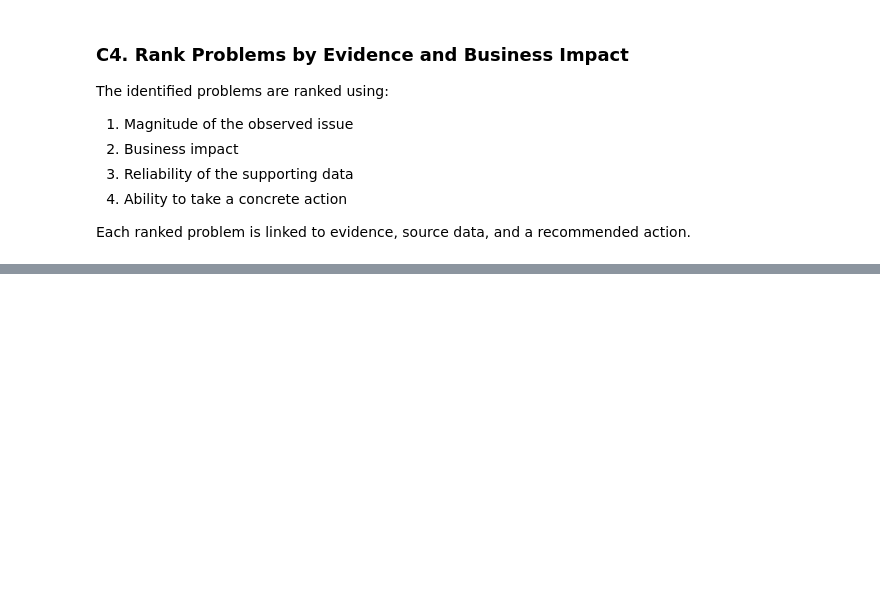
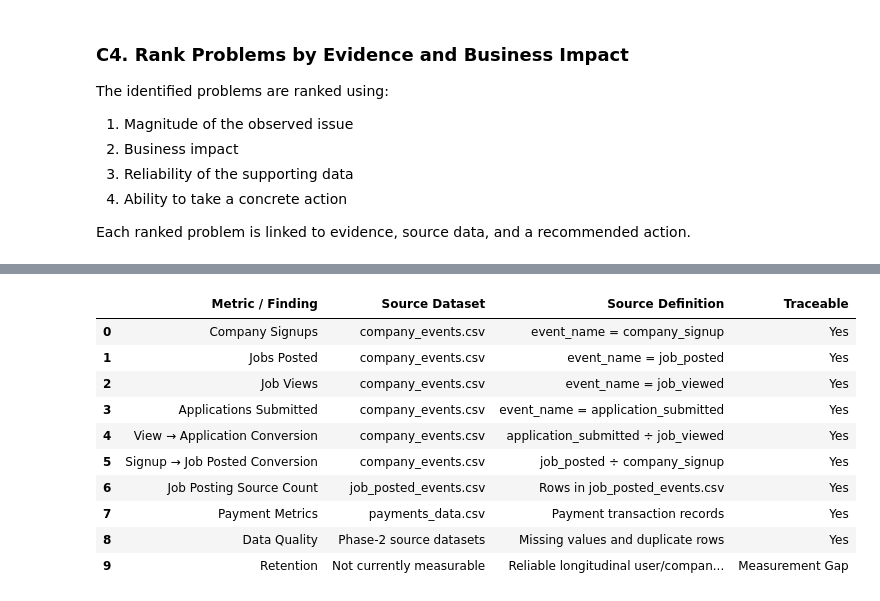
Before and after one commit to Aslamahmad-89/PlaceMux_Phase_03_Tasks, a Jupyter notebook: Task_1_Post_Launch_Health/Notebooks/Post_Launch_Health_Analysis.ipynb, the cells around one changed output, grey strips where cells are left out. Cells and saved outputs as stored; diff of their text form; code cells hidden in the pictures; blank space fills up the shorter version.

```diff
--- a/Task_1_Post_Launch_Health/Notebooks/Post_Launch_Health_Analysis.ipynb
+++ b/Task_1_Post_Launch_Health/Notebooks/Post_Launch_Health_Analysis.ipynb
@@ -706,0 +1158,79 @@ display(ranked_problems)
+# %%
+# E2 — Metric Traceability Check
+
+traceability = pd.DataFrame({
+    "Metric / Finding": [
+        "Company Signups",
+        "Jobs Posted",
+        "Job Views",
+        "Applications Submitted",
+        "View → Application Conversion",
+        "Signup → Job Posted Conversion",
+        "Job Posting Source Count",
+        "Payment Metrics",
+        "Data Quality",
+        "Retention"
+    ],
+    "Source Dataset": [
+        "company_events.csv",
+        "company_events.csv",
+        "company_events.csv",
+        "company_events.csv",
+        "company_events.csv",
+        "company_events.csv",
+        "job_posted_events.csv",
+        "payments_data.csv",
+        "Phase-2 source datasets",
+        "Not currently measurable"
+    ],
+    "Source Definition": [
+        "event_name = company_signup",
+        "event_name = job_posted",
+        "event_name = job_viewed",
+        "event_name = application_submitted",
+        "application_submitted ÷ job_viewed",
+        "job_posted ÷ company_signup",
+        "Rows in job_posted_events.csv",
+        "Payment transaction records",
+        "Missing values and duplicate rows",
+        "Reliable longitudinal user/company activity is unavailable"
+    ],
+    "Traceable": [
+        "Yes",
+        "Yes",
+        "Yes",
+        "Yes",
+        "Yes",
+        "Yes",
+        "Yes",
+        "Yes",
+        "Yes",
+        "Measurement Gap"
+    ]
+})
+
+display(traceability)
+
+print("===== E2 TRACEABILITY CHECK =====")
+
+traceable_count = (
+    traceability["Traceable"].eq("Yes").sum()
+)
+
+total_items = len(traceability)
+
+print(f"Traceable metrics/findings: {traceable_count}/{total_items}")
+print("Retention status: Measurement Gap")
+print("E2 traceability check completed.")
+# %% [output]
+|  | Metric / Finding | Source Dataset | Source Definition | Traceable |
+| 0 | Company Signups | company_events.csv | event_name = company_signup | Yes |
+| 1 | Jobs Posted | company_events.csv | event_name = job_posted | Yes |
+| 2 | Job Views | company_events.csv | event_name = job_viewed | Yes |
+| 3 | Applications Submitted | company_events.csv | event_name = application_submitted | Yes |
+| 4 | View → Application Conversion | company_events.csv | application_submitted ÷ job_viewed | Yes |
+| 5 | Signup → Job Posted Conversion | company_events.csv | job_posted ÷ company_signup | Yes |
+| 6 | Job Posting Source Count | job_posted_events.csv | Rows in job_posted_events.csv | Yes |
+| 7 | Payment Metrics | payments_data.csv | Payment transaction records | Yes |
+| 8 | Data Quality | Phase-2 source datasets | Missing values and duplicate rows | Yes |
+| 9 | Retention | Not currently measurable | Reliable longitudinal user/compan... | Measurement Gap |
```
Also changed, not shown: parts of 23 cells of this notebook, 8 other files.
